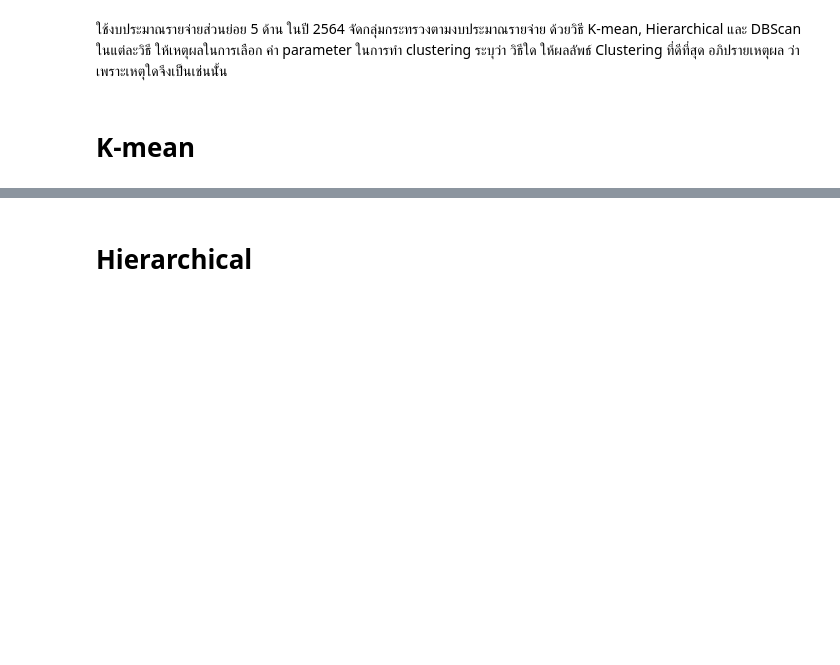
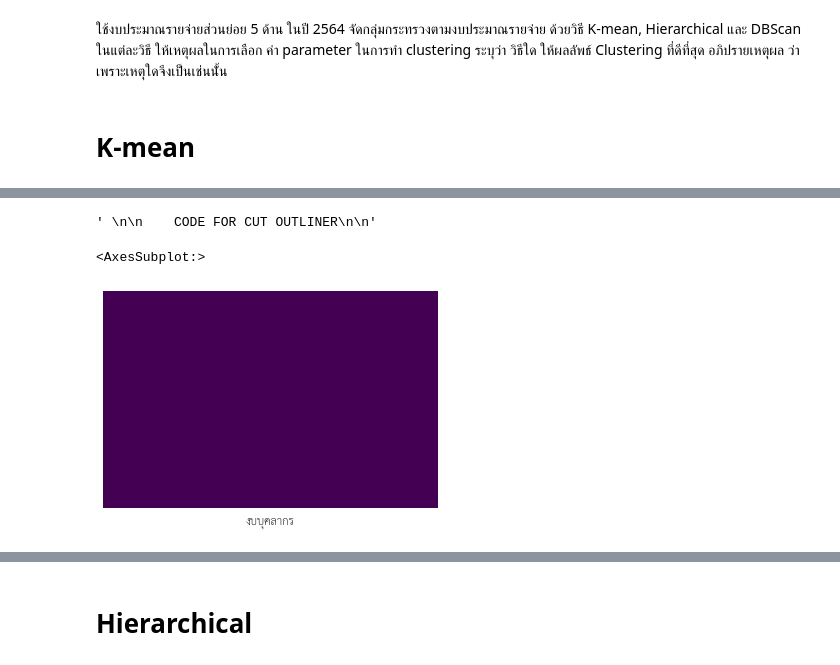
Before and after one commit to pant411/Assignment2_Stat_pp, a Jupyter notebook: part-cluster/cluster_analysis.ipynb, the cells around one changed output, grey strips where cells are left out. Cells and saved outputs as stored; diff of their text form; code cells hidden in the pictures; blank space fills up the shorter version.

```diff
--- a/part-cluster/cluster_analysis.ipynb
+++ b/part-cluster/cluster_analysis.ipynb
@@ -15,7 +15,11 @@ from sklearn.cluster import AgglomerativeClustering
 from scipy.cluster.hierarchy import dendrogram
 from sklearn import metrics
 from sklearn.cluster import KMeans
+
+import matplotlib as mpl
 %matplotlib inline
+mpl.font_manager.fontManager.addfont('../thsarabunnew-webfont.ttf')
+sns.set(font='TH Sarabun New')
 # %% [markdown]
 # Import Data
 # %%
@@ -32,0 +42,4 @@ from sklearn.cluster import KMeans
+# %%
+# Code
+main_2564=pd.read_excel('assignment2_clustering_data.xlsx', sheet_name='2564').drop(32)
+main_2564.tail()
@@ -32,0 +53,7 @@ from sklearn.cluster import KMeans
+# %%
+#k_mean_2564_drop = k_mean_2564.drop("รวม",axis=1).drop(32)
+#df = orig_df[['Pclass','Age','SibSp', 'Parch','Fare']]
+k_mean_2564_1=main_2564[['งบบุคลากร']]
+k_mean_2564_1.replace({'-':np.nan},inplace=True)
+k_mean_2564_1=k_mean_2564_1.dropna()
+k_mean_2564_1.tail()
@@ -32,0 +71,13 @@ from sklearn.cluster import KMeans
+# %%
+'''
+
+    CODE FOR CUT OUTLINER
+
+'''
+# %% [output]
+' \n\n    CODE FOR CUT OUTLINER\n\n'
+# %%
+sns.heatmap(k_mean_2564_1.isnull(), yticklabels=False, cbar=False, cmap='viridis')
+# %% [output]
+<AxesSubplot:>
+[figure, added]
```
Also changed, not shown: parts of 15 cells of this notebook, 1 other file.
